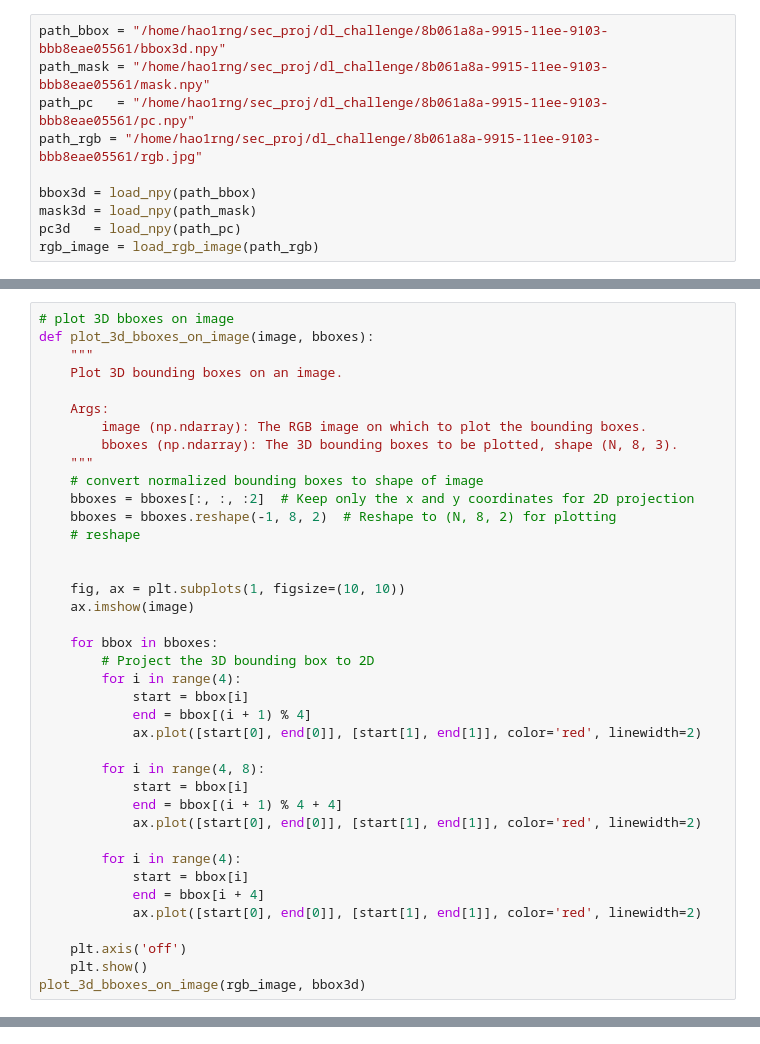
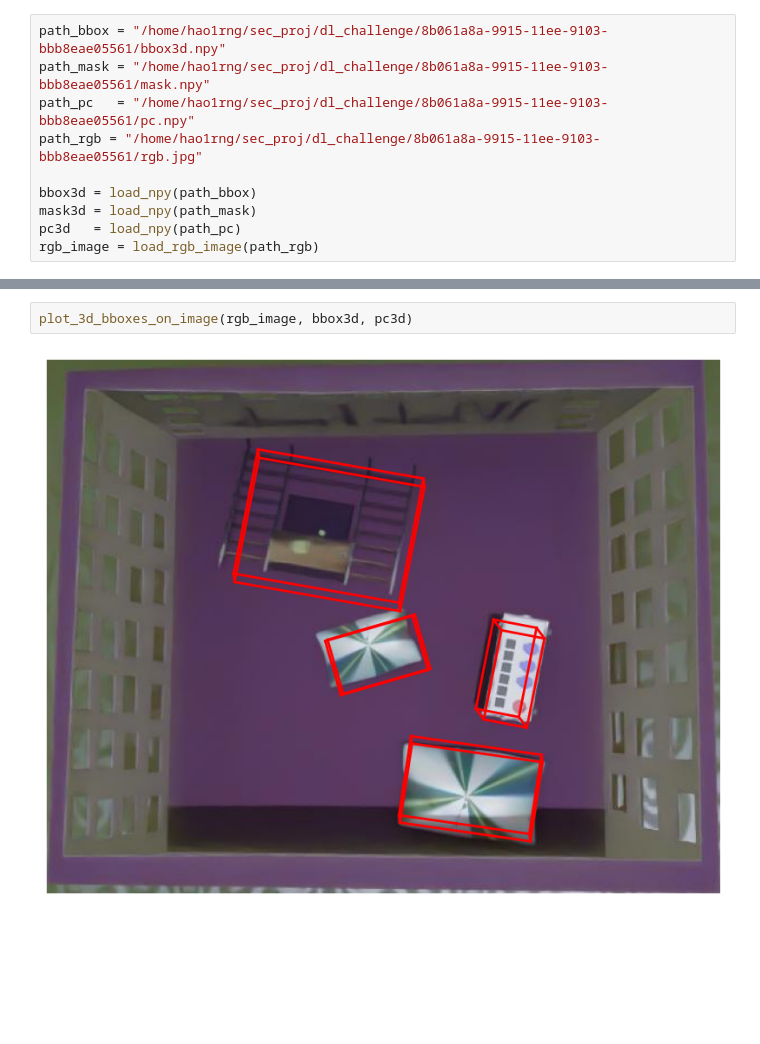
Before and after one commit to havrylovv/vision3d, a Jupyter notebook: data_exploration.ipynb, the cells around one changed output, grey strips where cells are left out. Drawn from its saved outputs; the diff is of its cells as text; blank space fills up the shorter version.

```diff
--- a/data_exploration.ipynb
+++ b/data_exploration.ipynb
@@ -122,39 +254,0 @@ bbox3d[1], bbox3d[2]
-# %%
-# plot 3D bboxes on image
-def plot_3d_bboxes_on_image(image, bboxes):
-    """
-    Plot 3D bounding boxes on an image.
-
-    Args:
-        image (np.ndarray): The RGB image on which to plot the bounding boxes.
-        bboxes (np.ndarray): The 3D bounding boxes to be plotted, shape (N, 8, 3).
-    """
-    # convert normalized bounding boxes to shape of image
-    bboxes = bboxes[:, :, :2]  # Keep only the x and y coordinates for 2D projection
-    bboxes = bboxes.reshape(-1, 8, 2)  # Reshape to (N, 8, 2) for plotting
-    # reshape
-
-
-    fig, ax = plt.subplots(1, figsize=(10, 10))
-    ax.imshow(image)
-
-    for bbox in bboxes:
-        # Project the 3D bounding box to 2D
-        for i in range(4):
-            start = bbox[i]
-            end = bbox[(i + 1) % 4]
-            ax.plot([start[0], end[0]], [start[1], end[1]], color='red', linewidth=2)
-
-        for i in range(4, 8):
-            start = bbox[i]
-            end = bbox[(i + 1) % 4 + 4]
-            ax.plot([start[0], end[0]], [start[1], end[1]], color='red', linewidth=2)
-
-        for i in range(4):
-            start = bbox[i]
-            end = bbox[i + 4]
-            ax.plot([start[0], end[0]], [start[1], end[1]], color='red', linewidth=2)
-
-    plt.axis('off')
-    plt.show()
-plot_3d_bboxes_on_image(rgb_image, bbox3d)
@@ -163 +255,5 @@ plot_3d_bboxes_on_image(rgb_image, bbox3d)
+# %%
+plot_3d_bboxes_on_image(rgb_image, bbox3d, pc3d)
+# %% [output]
+[figure, added]
 # %%
```
Also changed, not shown: parts of 18 cells of this notebook.
